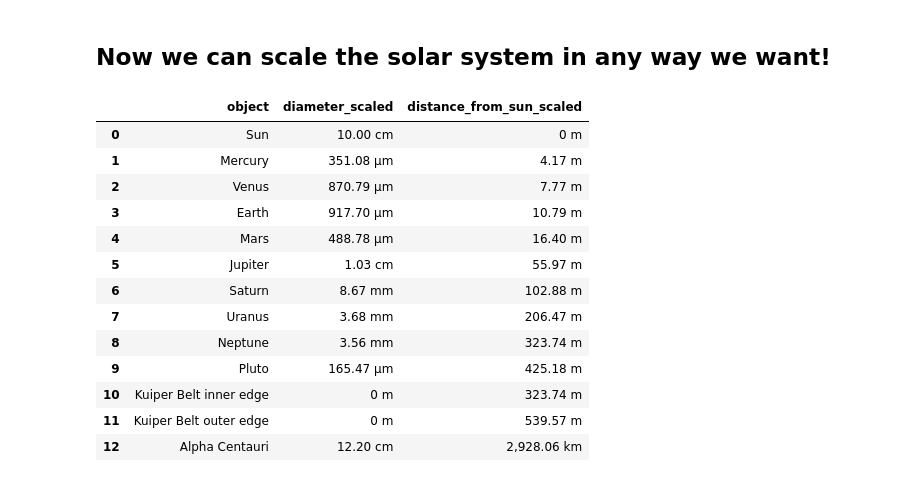
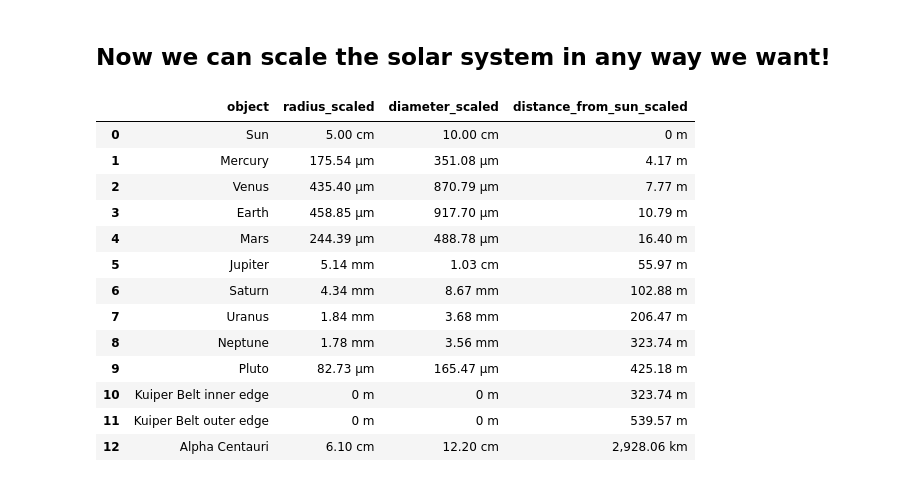
Before and after one commit to lumpiluk/solarsystemscalespreadsheetadaptation, a Jupyter notebook: solar_system.ipynb, the cells around one changed output. Cells and saved outputs as stored; diff of their text form; code cells hidden in the pictures.

```diff
--- a/solar_system.ipynb
+++ b/solar_system.ipynb
@@ -103,21 +118,26 @@ def show_scaled_with_jupyter(scaled):
 # %% [markdown]
 ## Now we can scale the solar system in any way we want!
-# %%
-sss_sun = scale_solar_system(new_diameter=.1, reference_object='Sun')
-show_scaled_with_jupyter(sss_sun)
-# %% [output]
-|  | object | diameter_scaled | distance_from_sun_scaled |
-| 0 | Sun | 10.00 cm | 0 m |
-| 1 | Mercury | 351.08 μm | 4.17 m |
-| 2 | Venus | 870.79 μm | 7.77 m |
-| 3 | Earth | 917.70 μm | 10.79 m |
-| 4 | Mars | 488.78 μm | 16.40 m |
-| 5 | Jupiter | 1.03 cm | 55.97 m |
-| 6 | Saturn | 8.67 mm | 102.88 m |
-| 7 | Uranus | 3.68 mm | 206.47 m |
-| 8 | Neptune | 3.56 mm | 323.74 m |
-| 9 | Pluto | 165.47 μm | 425.18 m |
-| 10 | Kuiper Belt inner edge | 0 m | 323.74 m |
-| 11 | Kuiper Belt outer edge | 0 m | 539.57 m |
-| 12 | Alpha Centauri | 12.20 cm | 2,928.06 km |
+# %%
+# Scale the solar system such that the Sun has a diameter of 10 cm.
+sss_sun = scale_solar_system(
+    new_size=.1,
+    reference='diameter',
+    reference_object='Sun'
+)
+show_scaled_with_jupyter(sss_sun)
+# %% [output]
+|  | object | radius_scaled | diameter_scaled | distance_from_sun_scaled |
+| 0 | Sun | 5.00 cm | 10.00 cm | 0 m |
+| 1 | Mercury | 175.54 μm | 351.08 μm | 4.17 m |
+| 2 | Venus | 435.40 μm | 870.79 μm | 7.77 m |
+| 3 | Earth | 458.85 μm | 917.70 μm | 10.79 m |
+| 4 | Mars | 244.39 μm | 488.78 μm | 16.40 m |
+| 5 | Jupiter | 5.14 mm | 1.03 cm | 55.97 m |
+| 6 | Saturn | 4.34 mm | 8.67 mm | 102.88 m |
+| 7 | Uranus | 1.84 mm | 3.68 mm | 206.47 m |
+| 8 | Neptune | 1.78 mm | 3.56 mm | 323.74 m |
+| 9 | Pluto | 82.73 μm | 165.47 μm | 425.18 m |
+| 10 | Kuiper Belt inner edge | 0 m | 0 m | 323.74 m |
+| 11 | Kuiper Belt outer edge | 0 m | 0 m | 539.57 m |
+| 12 | Alpha Centauri | 6.10 cm | 12.20 cm | 2,928.06 km |
 # %% [markdown]
```
Also changed, not shown: parts of 6 cells of this notebook, 1 other file.
